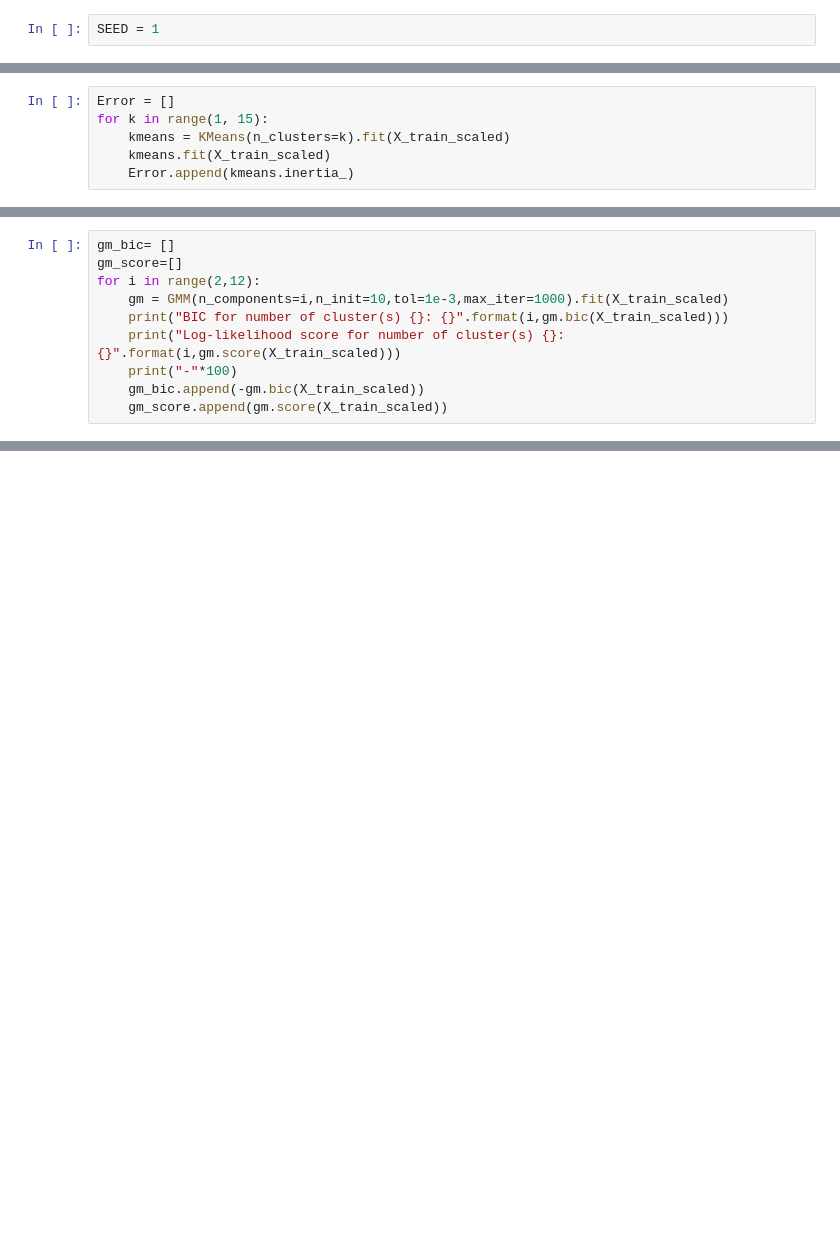
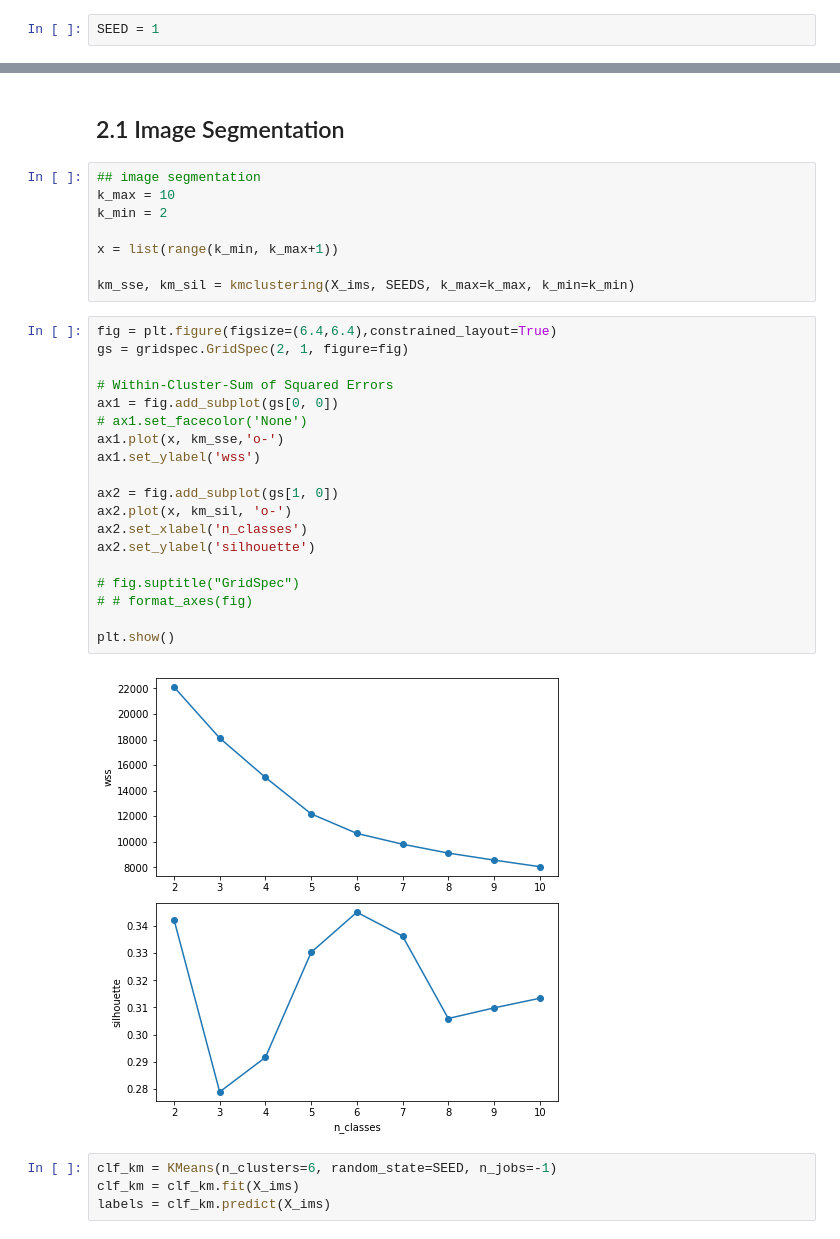
Before and after one commit to shileiphys/CS7641, a Jupyter notebook: Assignment3/part1.ipynb, the cells around one changed output, grey strips where cells are left out. Saved outputs shown, nothing was run; the diff lists cells and outputs as text; blank space fills up the shorter version.

```diff
--- a/Assignment3/part1.ipynb
+++ b/Assignment3/part1.ipynb
@@ -336,6 +35,0 @@ sse[0], iner[0]
-# %%
-Error = []
-for k in range(1, 15):
-    kmeans = KMeans(n_clusters=k).fit(X_train_scaled)
-    kmeans.fit(X_train_scaled)
-    Error.append(kmeans.inertia_)
@@ -443,10 +35,0 @@ from sklearn.mixture import GaussianMixture
-# %%
-gm_bic= []
-gm_score=[]
-for i in range(2,12):
-    gm = GMM(n_components=i,n_init=10,tol=1e-3,max_iter=1000).fit(X_train_scaled)
-    print("BIC for number of cluster(s) {}: {}".format(i,gm.bic(X_train_scaled)))
-    print("Log-likelihood score for number of cluster(s) {}: {}".format(i,gm.score(X_train_scaled)))
-    print("-"*100)
-    gm_bic.append(-gm.bic(X_train_scaled))
-    gm_score.append(gm.score(X_train_scaled))
@@ -488,0 +155,35 @@ plt.show()
+# %% [markdown]
+## 2.1 Image Segmentation
+# %%
+## image segmentation
+k_max = 10
+k_min = 2
+
+x = list(range(k_min, k_max+1))
+
+km_sse, km_sil = kmclustering(X_ims, SEEDS, k_max=k_max, k_min=k_min)
+# %%
+fig = plt.figure(figsize=(6.4,6.4),constrained_layout=True)
+gs = gridspec.GridSpec(2, 1, figure=fig)
+
+# Within-Cluster-Sum of Squared Errors
+ax1 = fig.add_subplot(gs[0, 0])
+# ax1.set_facecolor('None')
+ax1.plot(x, km_sse,'o-')
+ax1.set_ylabel('wss')
+
+ax2 = fig.add_subplot(gs[1, 0])
+ax2.plot(x, km_sil, 'o-')
+ax2.set_xlabel('n_classes')
+ax2.set_ylabel('silhouette')
+
+# fig.suptitle("GridSpec")
+# # format_axes(fig)
+
+plt.show()
+# %% [output]
+[figure, added]
+# %%
+clf_km = KMeans(n_clusters=6, random_state=SEED, n_jobs=-1)
+clf_km = clf_km.fit(X_ims)
+labels = clf_km.predict(X_ims)
```
Also changed, not shown: parts of 79 cells of this notebook, 10 other files.
